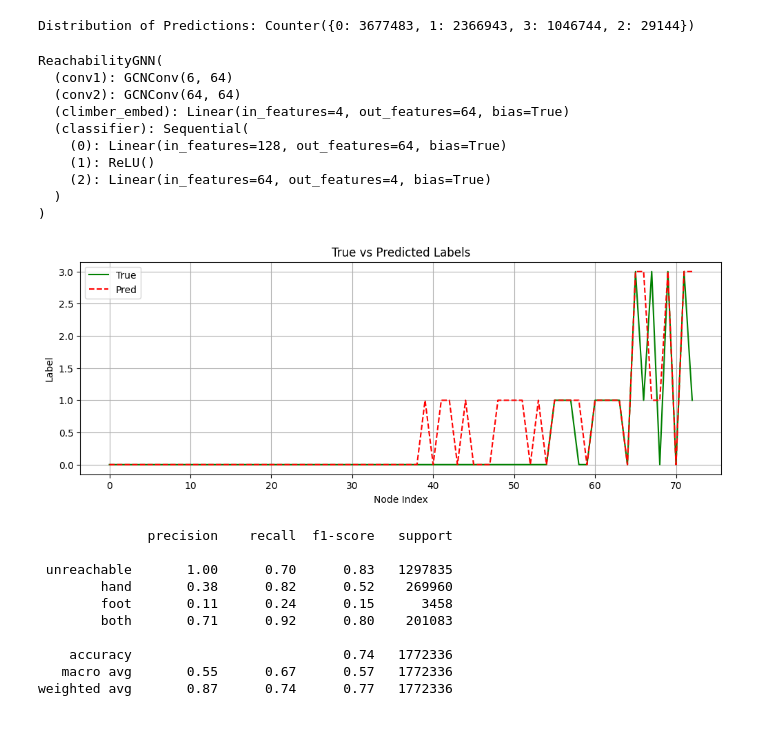
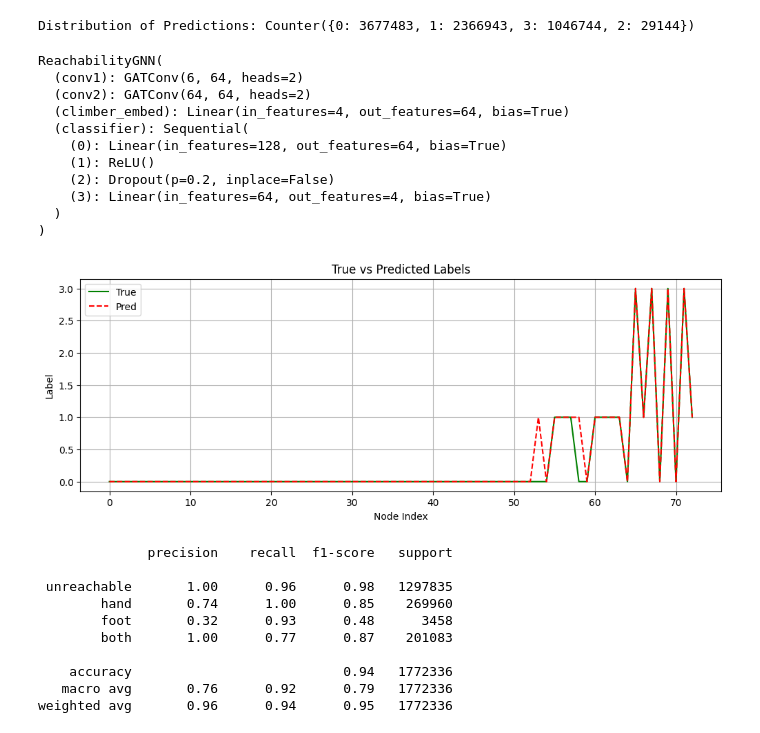
Before and after one commit to Alger3/Climbing_Model, a Jupyter notebook: model/reachability_gnn.ipynb, the cells around one changed output. Cells and saved outputs as stored; diff of their text form; code cells hidden in the pictures.

Commit message:
Model 8

```diff
--- a/model/reachability_gnn.ipynb
+++ b/model/reachability_gnn.ipynb
@@ -47,6 +47,9 @@ torch.save(graph_list, "graph_list_global.pt")
 graph_list = torch.load("graph_list_global.pt")
 # %%
 train_data, test_data = train_test_split(graph_list, test_size=0.2, random_state=42)
+# %%
+# Use GPU
+device = torch.device("cuda" if torch.cuda.is_available() else 'cpu')
 # %%
 all_labels = torch.cat([g.y for g in train_data])
 counts = Counter(all_labels.tolist())
@@ -148,52 +159,56 @@ torch.save(model.state_dict(),"reachability_model7.pt")
 # %%
 # Load the model
-model = ReachabilityGNN()
-model.load_state_dict(torch.load("reachability_model7.pt"))
+model = ReachabilityGNN().to(device)
+model.load_state_dict(torch.load("reachability_model8.pt"))
 model.eval()
 # %% [output]
 ReachabilityGNN(
-  (conv1): GCNConv(6, 64)
-  (conv2): GCNConv(64, 64)
+  (conv1): GATConv(6, 64, heads=2)
+  (conv2): GATConv(64, 64, heads=2)
   (climber_embed): Linear(in_features=4, out_features=64, bias=True)
   (classifier): Sequential(
     (0): Linear(in_features=128, out_features=64, bias=True)
     (1): ReLU()
-    (2): Linear(in_features=64, out_features=4, bias=True)
+    (2): Dropout(p=0.2, inplace=False)
+    (3): Linear(in_features=64, out_features=4, bias=True)
   )
 )
 # %%
 graph_list = torch.load("graph_list.pt")
 # %%
 import matplotlib.pyplot as plt
+from torch_geometric.data import Batch
 graph = test_data[2450]
 batch = Batch.from_data_list([graph])
+batch = batch.to(device)
 
 with torch.no_grad():
     pred_logits = model(batch)
     pred_labels = pred_logits.argmax(dim=1)
 
 # 转 numpy
 true = graph.y.cpu().numpy()
 pred = pred_labels.cpu().numpy()
 
 # 绘图
 plt.figure(figsize=(12, 4))
 plt.plot(true, label='True', color='green')
 plt.plot(pred, label='Pred', linestyle='--', color='red')
 plt.legend()
 plt.title("True vs Predicted Labels")
 plt.xlabel("Node Index")
 plt.ylabel("Label")
 plt.grid(True)
 plt.show()
 # %% [output]
-[figure, old version]
+[figure, new version]
 # %%
 all_preds, all_trues = [], []
 model.eval()
 with torch.no_grad():
     for g in test_data:
         batch = Batch.from_data_list([g])
+        batch = batch.to(device)
         out = model(batch)
         pred = out.argmax(dim=1).cpu().numpy()
         true = batch.y.cpu().numpy()
@@ -204,11 +219,11 @@ print(classification_report(all_trues, all_preds, target_names=["unreachable", "
 # %% [output]
               precision    recall  f1-score   support
 
- unreachable       1.00      0.70      0.83   1297835
-        hand       0.38      0.82      0.52    269960
-        foot       0.11      0.24      0.15      3458
-        both       0.71      0.92      0.80    201083
+ unreachable       1.00      0.96      0.98   1297835
+        hand       0.74      1.00      0.85    269960
+        foot       0.32      0.93      0.48      3458
+        both       1.00      0.77      0.87    201083
 
-    accuracy                           0.74   1772336
-   macro avg       0.55      0.67      0.57   1772336
-weighted avg       0.87      0.74      0.77   1772336
+    accuracy                           0.94   1772336
+   macro avg       0.76      0.92      0.79   1772336
+weighted avg       0.96      0.94      0.95   1772336
```
Also changed, not shown: parts of 3 cells of this notebook.
